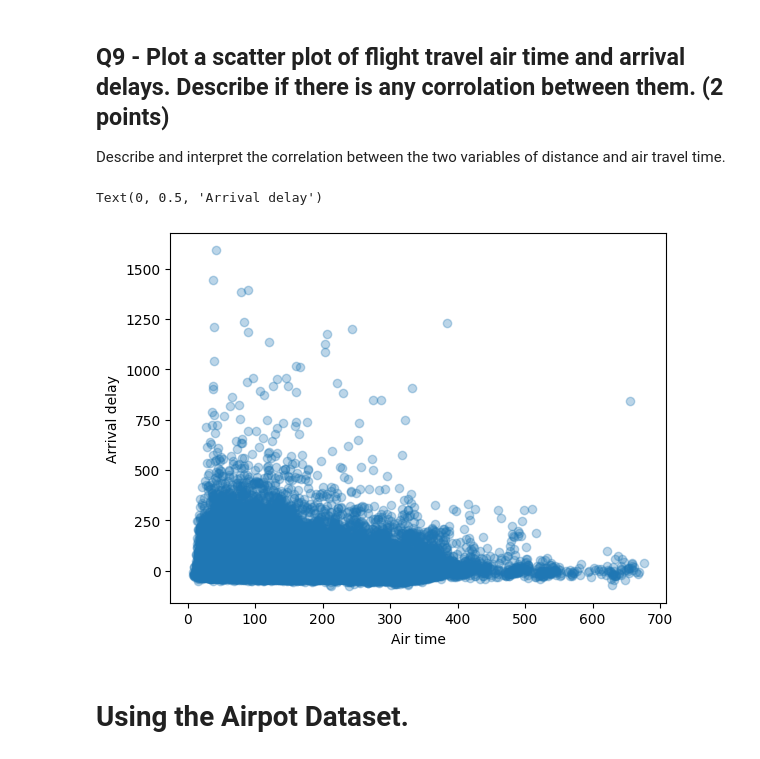
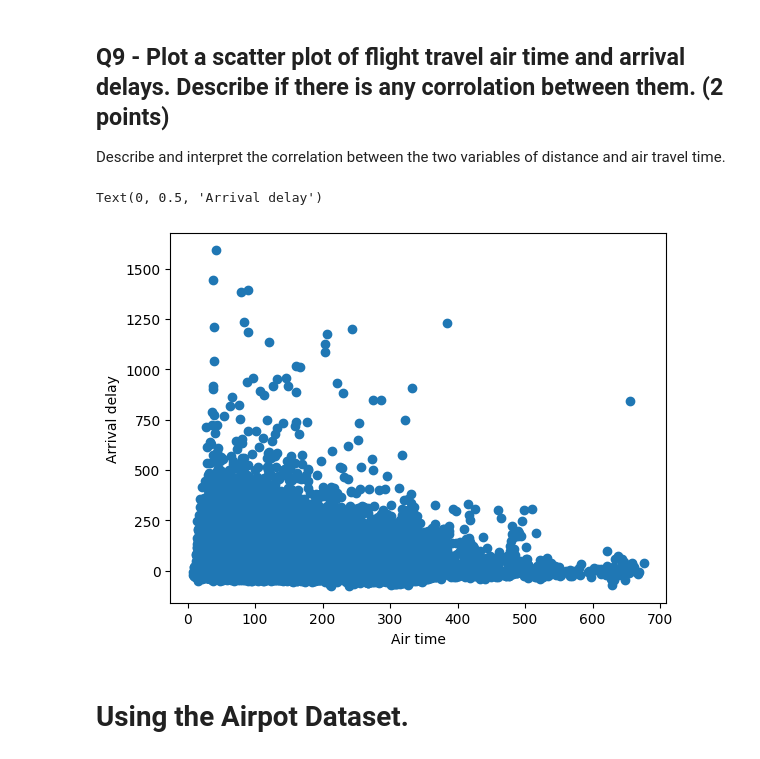
Before and after one commit to BictorFonseca/DataAnalysis, a Jupyter notebook: 329e_HW01_Spring24.ipynb, the cells around one changed output. Saved outputs shown, nothing was run; the diff lists cells and outputs as text; code cells hidden in the pictures.

```diff
--- a/329e_HW01_Spring24.ipynb
+++ b/329e_HW01_Spring24.ipynb
@@ -171,12 +270,12 @@ print((over/under)*100, "%")
 Describe and interpret the correlation between the two variables of distance and air travel time.
 # %%
 # Add your code here!
-plt.scatter(df["AIR_TIME"], df["ARRIVAL_DELAY"], alpha=.3)
+plt.scatter(df["AIR_TIME"], df["ARRIVAL_DELAY"])
 plt.xlabel("Air time")
 plt.ylabel("Arrival delay")
 # %% [output]
 Text(0, 0.5, 'Arrival delay')
-[figure, old version]
+[figure, new version]
 # %%
 # Add your code here!
 # %% [markdown]
```
Also changed, not shown: parts of 11 cells of this notebook.
